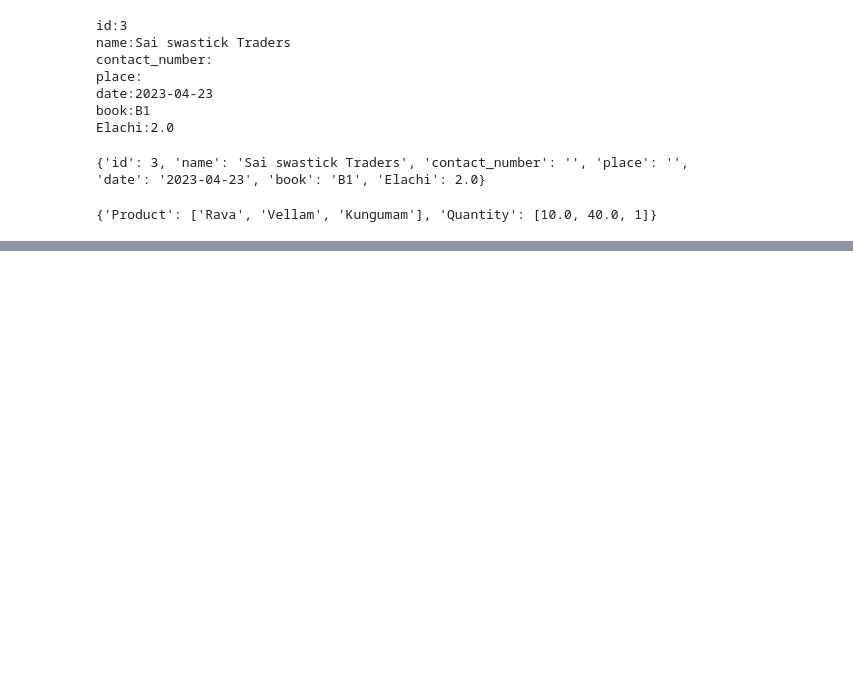
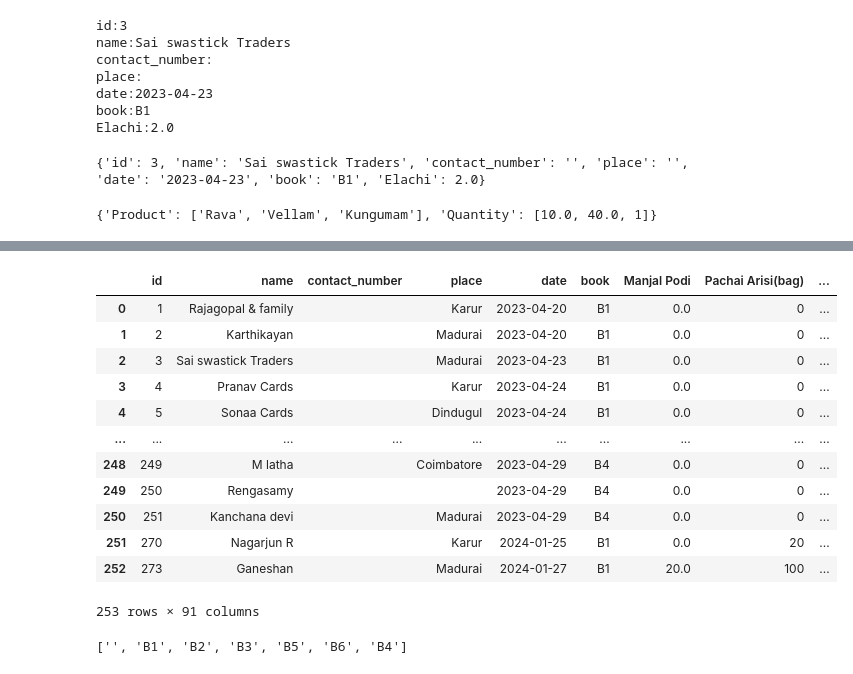
Before and after one commit to Nagarjun100803/meenakshi_donation_list, a Jupyter notebook: data/.ipynb, the cells around one changed output, grey strips where cells are left out. Cells and saved outputs as stored; diff of their text form; code cells hidden in the pictures; blank space fills up the shorter version.

```diff
--- a/data/.ipynb
+++ b/data/.ipynb
@@ -382,0 +453,22 @@ render_df(data=data)
+# %%
+filter_df(df)
+# %% [output]
+|  | id | name | contact_number | place | date | book | Manjal Podi | Pachai Arisi(bag) | ... |
+| 0 | 1 | Rajagopal & family |  | Karur | 2023-04-20 | B1 | 0.0 | 0 | ... |
+| 1 | 2 | Karthikayan |  | Madurai | 2023-04-20 | B1 | 0.0 | 0 | ... |
+| 2 | 3 | Sai swastick Traders |  | Madurai | 2023-04-23 | B1 | 0.0 | 0 | ... |
+| 3 | 4 | Pranav Cards |  | Karur | 2023-04-24 | B1 | 0.0 | 0 | ... |
+| 4 | 5 | Sonaa Cards |  | Dindugul | 2023-04-24 | B1 | 0.0 | 0 | ... |
+| ... | ... | ... | ... | ... | ... | ... | ... | ... | ... |
+| 248 | 249 | M latha |  | Coimbatore | 2023-04-29 | B4 | 0.0 | 0 | ... |
+| 249 | 250 | Rengasamy |  |  | 2023-04-29 | B4 | 0.0 | 0 | ... |
+| 250 | 251 | Kanchana devi |  | Madurai | 2023-04-29 | B4 | 0.0 | 0 | ... |
+| 251 | 270 | Nagarjun R |  | Karur | 2024-01-25 | B1 | 0.0 | 20 | ... |
+| 252 | 273 | Ganeshan |  | Madurai | 2024-01-27 | B1 | 20.0 | 100 | ... |
+253 rows × 91 columns
+# %%
+book_option = df["book"].unique().tolist()
+book_option.insert(0, "")
+book_option
+# %% [output]
+['', 'B1', 'B2', 'B3', 'B5', 'B6', 'B4']
```
Also changed, not shown: parts of 9 cells of this notebook, 8 other files.
